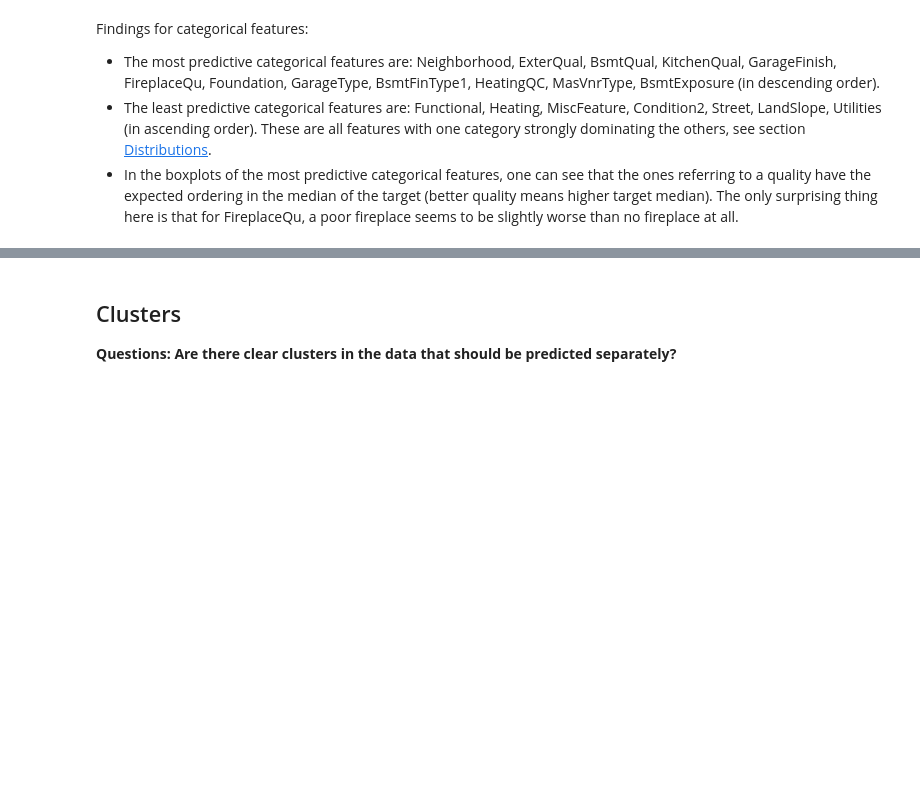
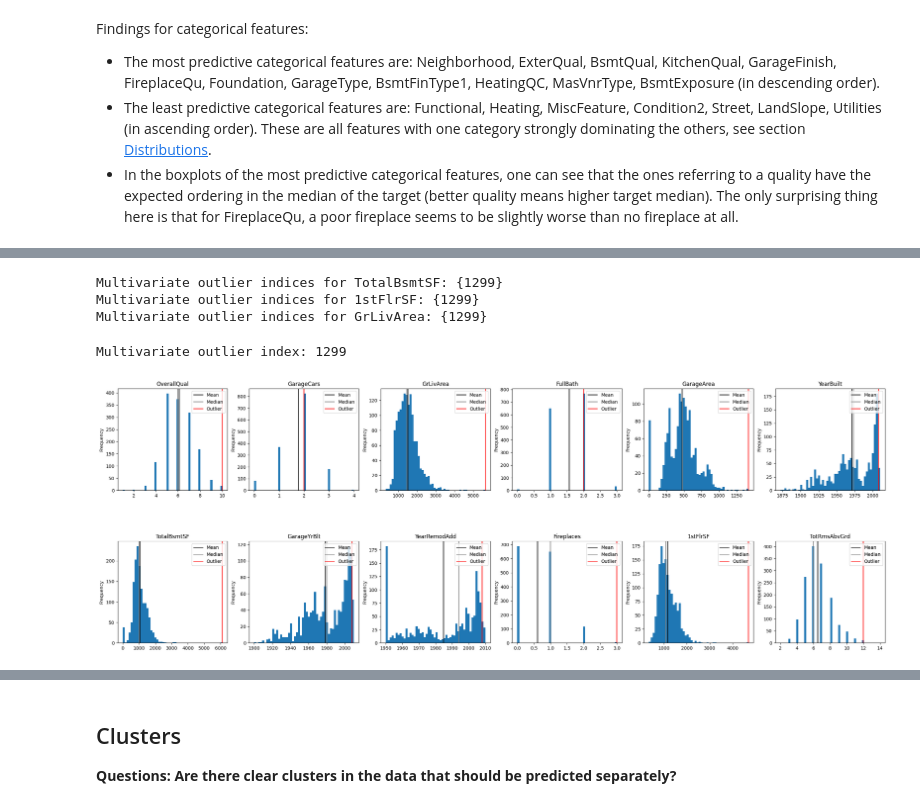
Before and after one commit to ronja-s/ames_housing_prices, a Jupyter notebook: jupyter_notebooks/03_exploratory_data_analysis.ipynb, the cells around one changed output, grey strips where cells are left out. Drawn from its saved outputs; the diff is of its cells as text; code cells hidden in the pictures; blank space fills up the shorter version.

Commit message:
Add section outliers

```diff
--- a/jupyter_notebooks/03_exploratory_data_analysis.ipynb
+++ b/jupyter_notebooks/03_exploratory_data_analysis.ipynb
@@ -1178,0 +1240,72 @@ Findings for categorical features:
+# %%
+multivariate_outlier_threshold = {
+    "TotalBsmtSF": 6000,
+    "1stFlrSF": 4000,
+    "GrLivArea": 5000,
+}
+all_multivariate_outlier_indices = set()
+for col, threshold in multivariate_outlier_threshold.items():
+    multivariate_outlier_indices = set(X_train[X_train[col] > threshold].index)
+    all_multivariate_outlier_indices.update(multivariate_outlier_indices)
+    print(f"Multivariate outlier indices for {col}: {multivariate_outlier_indices}")
+all_multivariate_outlier_indices = list(all_multivariate_outlier_indices)
+# %% [output]
+Multivariate outlier indices for TotalBsmtSF: {1299}
+Multivariate outlier indices for 1stFlrSF: {1299}
+Multivariate outlier indices for GrLivArea: {1299}
+# %%
+# check whether outliers have feature values above the mean/median in the most predictive numerical features:
+
+
+def plot_histograms_with_vertical_lines(
+    df: pd.DataFrame,
+    vertical_line_values: Dict,
+    vertical_line_label,
+    subplot_cols: int = 6,
+):
+    # calculate number of rows for subplots:
+    feature_count = len(df.columns)
+    subplot_rows = (feature_count + subplot_cols - 1) // subplot_cols
+
+    # Create subplots
+    fig, axes = plt.subplots(
+        nrows=subplot_rows,
+        ncols=subplot_cols,
+        figsize=(5 * subplot_cols, 5 * subplot_rows),
+    )
+
+    # adjust subplot spacing to avoid label overlap:
+    plt.subplots_adjust(wspace=0.2, hspace=0.5)
+
+    for i, (column, value) in enumerate(vertical_line_values.items()):
+        row_index = i // subplot_cols
+        col_index = i % subplot_cols
+        ax = axes[row_index, col_index]
+        ax.hist(df[column], bins=50)
+        ax.axvline(x=df[column].mean(), color="black", label="Mean")
+        ax.axvline(x=df[column].median(), color="grey", label="Median")
+        ax.axvline(x=value, color="red", label=vertical_line_label)
+        ax.legend(loc="upper right")
+
+        ax.set_title(column)
+        ax.set_ylabel("Frequency")
+
+    # remove any empty subplots:
+    if feature_count % subplot_cols != 0:
+        for j in range(feature_count % subplot_cols, subplot_cols):
+            fig.delaxes(axes[subplot_rows - 1, j])
+
+    plt.show()
+
+
+for outlier_index in all_multivariate_outlier_indices:
+    print(f"Multivariate outlier index: {outlier_index}")
+    feature_values = X_train.loc[outlier_index, most_predictive_num_features].to_dict()
+    plot_histograms_with_vertical_lines(
+        df=X_train[most_predictive_num_features],
+        vertical_line_values=feature_values,
+        vertical_line_label="Outlier",
+    )
+# %% [output]
+Multivariate outlier index: 1299
+[figure, added]
```
Also changed, not shown: parts of 9 cells of this notebook.
